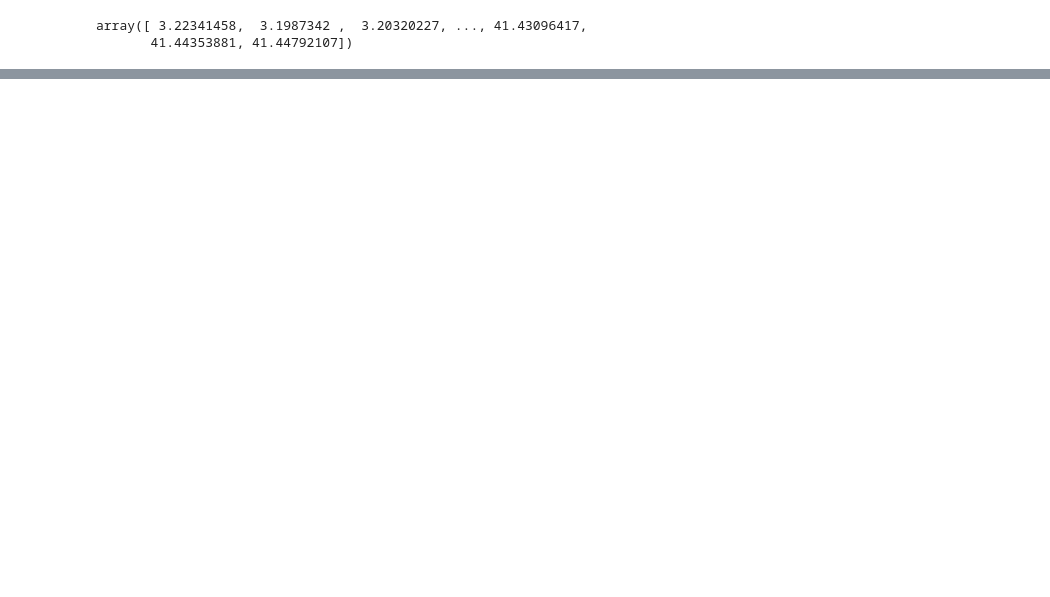
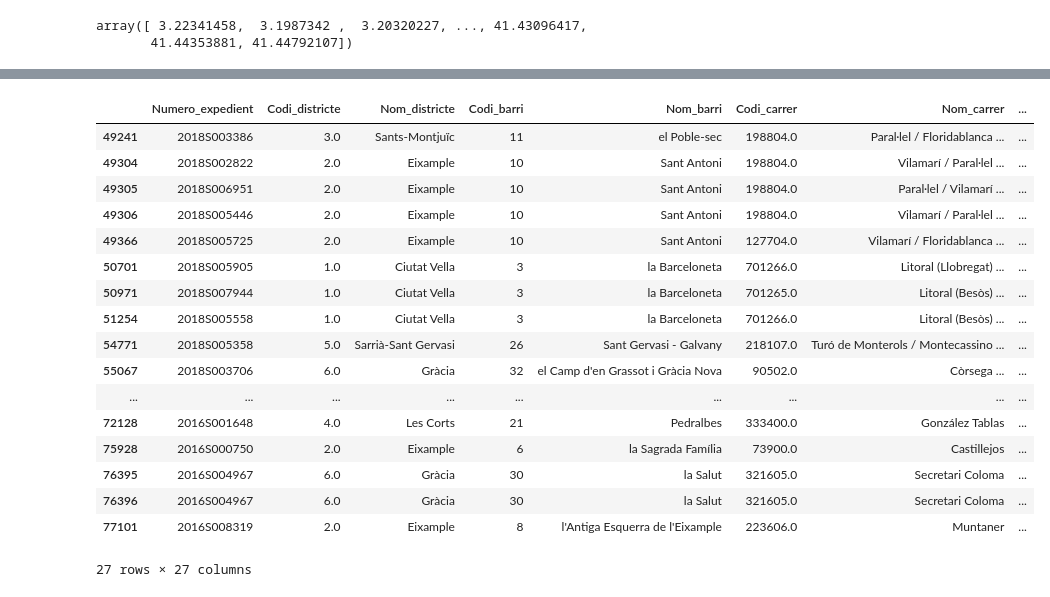
Before and after one commit to PacoFletcher/Proyecto-Machine-Learning, a Jupyter notebook: jupyters/Unificado.ipynb, the cells around one changed output, grey strips where cells are left out. Drawn from its saved outputs; the diff is of its cells as text; code cells hidden in the pictures; blank space fills up the shorter version.

```diff
--- a/jupyters/Unificado.ipynb
+++ b/jupyters/Unificado.ipynb
@@ -474,7 +474,7 @@ df.drop(columns="Num_postal ",inplace=True)
 # %%
 import pyproj
 # %%
-utm_zone = pyproj.CRS("epsg:23031")
+utm_zone = pyproj.CRS("epsg:25831")
 # %%
 def utm_to_latlon(x, y):
     transformer = pyproj.Transformer.from_crs(utm_zone, "epsg:4326", always_xy=True)
@@ -512,0 +513,3 @@ array([31.50871627, 31.46153052, 31.45206368, ..., -3.81063702,
+# %%
+df["Latitud"] = df["Latitud"].fillna(pd.Series(lat2))
+df["Longitud"] = df["Longitud"].fillna(pd.Series(lon2))
@@ -512,0 +528,3 @@ array([31.50871627, 31.46153052, 31.45206368, ..., -3.81063702,
+# %%
+df = df[(df["Coordenada_UTM_X"] != -1) | (df["Coordenada_UTM_Y"] != -1)]
+df
@@ -512,0 +557,21 @@ array([31.50871627, 31.46153052, 31.45206368, ..., -3.81063702,
+# %%
+df[df["Latitud"] > 360]
+# %% [output]
+|  | Numero_expedient | Codi_districte | Nom_districte | Codi_barri | Nom_barri | Codi_carrer | Nom_carrer | ... |
+| 49241 | 2018S003386 | 3.0 | Sants-Montjuïc | 11 | el Poble-sec | 198804.0 | Paral·lel / Floridablanca ... | ... |
+| 49304 | 2018S002822 | 2.0 | Eixample | 10 | Sant Antoni | 198804.0 | Vilamarí / Paral·lel ... | ... |
+| 49305 | 2018S006951 | 2.0 | Eixample | 10 | Sant Antoni | 198804.0 | Paral·lel / Vilamarí ... | ... |
+| 49306 | 2018S005446 | 2.0 | Eixample | 10 | Sant Antoni | 198804.0 | Vilamarí / Paral·lel ... | ... |
+| 49366 | 2018S005725 | 2.0 | Eixample | 10 | Sant Antoni | 127704.0 | Vilamarí / Floridablanca ... | ... |
+| 50701 | 2018S005905 | 1.0 | Ciutat Vella | 3 | la Barceloneta | 701266.0 | Litoral (Llobregat) ... | ... |
+| 50971 | 2018S007944 | 1.0 | Ciutat Vella | 3 | la Barceloneta | 701265.0 | Litoral (Besòs) ... | ... |
+| 51254 | 2018S005558 | 1.0 | Ciutat Vella | 3 | la Barceloneta | 701266.0 | Litoral (Besòs) ... | ... |
+| 54771 | 2018S005358 | 5.0 | Sarrià-Sant Gervasi | 26 | Sant Gervasi - Galvany | 218107.0 | Turó de Monterols / Montecassino ... | ... |
+| 55067 | 2018S003706 | 6.0 | Gràcia | 32 | el Camp d'en Grassot i Gràcia Nova | 90502.0 | Còrsega ... | ... |
+| ... | ... | ... | ... | ... | ... | ... | ... | ... |
+| 72128 | 2016S001648 | 4.0 | Les Corts | 21 | Pedralbes | 333400.0 | González Tablas | ... |
+| 75928 | 2016S000750 | 2.0 | Eixample | 6 | la Sagrada Família | 73900.0 | Castillejos | ... |
+| 76395 | 2016S004967 | 6.0 | Gràcia | 30 | la Salut | 321605.0 | Secretari Coloma | ... |
+| 76396 | 2016S004967 | 6.0 | Gràcia | 30 | la Salut | 321605.0 | Secretari Coloma | ... |
+| 77101 | 2016S008319 | 2.0 | Eixample | 8 | l'Antiga Esquerra de l'Eixample | 223606.0 | Muntaner | ... |
+27 rows × 27 columns
```
Also changed, not shown: parts of 8 cells of this notebook, 1 other file.
